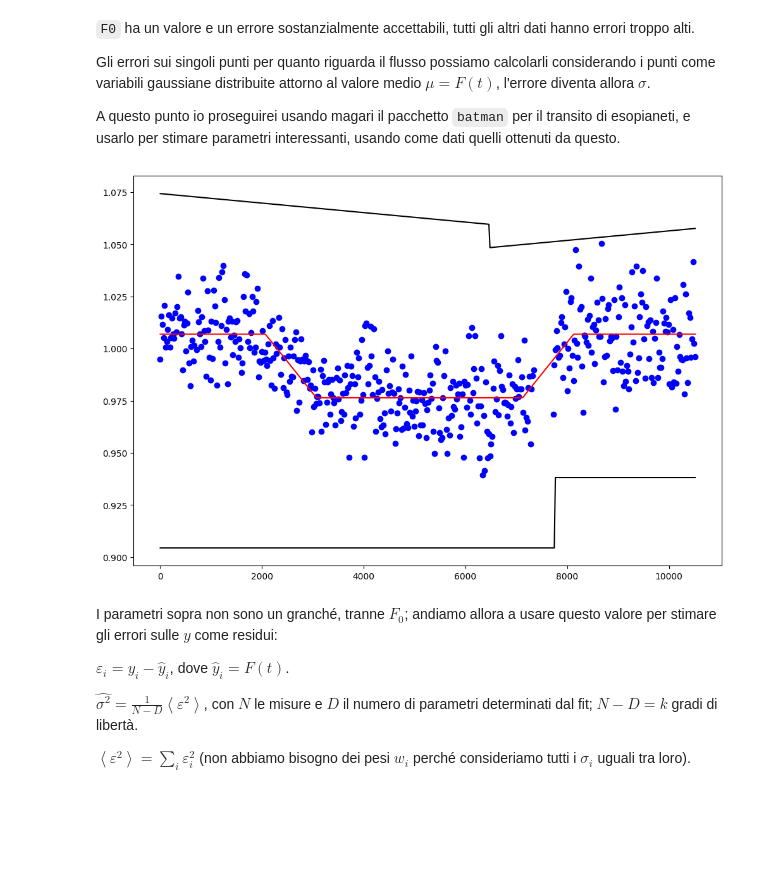
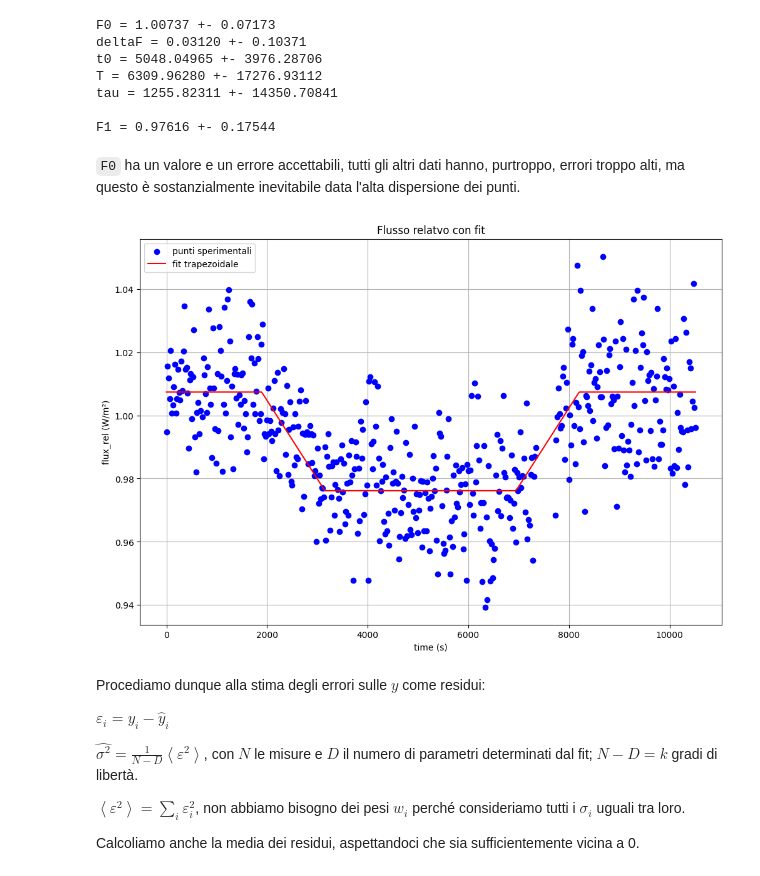
Before and after one commit to RickQuintaluce/asds_remote, a Jupyter notebook: Progetto_ASDS.ipynb, the cells around one changed output. Cells and saved outputs as stored; diff of their text form; code cells hidden in the pictures; blank space fills up the shorter version.

```diff
--- a/Progetto_ASDS.ipynb
+++ b/Progetto_ASDS.ipynb
@@ -52,3 +28,7 @@ df = pd.DataFrame(fluxes)
 df.columns = ('jd', 'flux_target', 'flux_comp', 'flux_rel')
 df['delta_jd'] = df.loc[:, 'jd'] - df.at[0, 'jd'] #tempo è espresso in JD (Julian Day)
 df['time'] = df.loc[:, 'delta_jd']*86400 #per transformare l'intervallo di tempo in secondi va moltiplicato per 86400
+df = df.drop('flux_target', axis=1)
+df = df.drop('flux_comp', axis=1)
+
+df
@@ -166,9 +204,6 @@ Nella scrittura del modello eviterei $\tau$ perché (per motivi di errorri sul f
 # %%
-#numpy.piecewise(x, condlist, funclist, *args, **kw)
-
-def piecewise(t, F0, F1, t0, T, tau):
+def piecewise(t, F0, deltaF, t0, T, tau):
     t1, t2, t3, t4 = t0 - 0.5*T, t0 - 0.5*T + tau, t0 + 0.5*T - tau, t0 + 0.5*T
-    deltaF = F0 - F1
     return np.piecewise(t,
         [
             (t <= t1) | (t >= t4),
@@ -196,7 +242,7 @@ plt.show()
 # %%
-#vediamo quindi i nostri first guesses
-#F0, F1, t0, T, tau
-guesses = [1.005, 0.975, 5000, 6000, 1000]
+#first guesses
+#F0, deltaF, t0, T, tau
+guesses = [1.005, 0.030, 5000, 6000, 1000]
 # %%
 time = df['time']
 flux = df['flux_fit']
@@ -204,15 +250,7 @@ sigmaflux = np.ones_like(flux)
 
 lsquaresflux = LeastSquares(time, flux, sigmaflux, piecewise)
 mF = Minuit(lsquaresflux,
-            F0=guesses[0], F1=guesses[1], t0=guesses[2], T=guesses[3], tau=guesses[4])
+            F0=guesses[0], deltaF=guesses[1], t0=guesses[2], T=guesses[3], tau=guesses[4])
 mF.migrad()
 mF.hesse()
-
-params1 = np.array([*mF.values])
-err1 = np.array([*mF.errors])
-
-for i in range(len(params1)):
-    print(f'{params1[i]:.5f} +- {err1[i]:.5f}')
-
-print(f'delta F: {params1[0] - params1[1]:.5f} +- {err1[0] + err1[1]:.5f}')
 # %% [output]
@@ -225,33 +275,46 @@ delta F: 0.03047 +- 0.14069
+# %%
+params1 = np.array([*mF.values])
+err1 = np.array([*mF.errors])
+F1 = params1[0] - params1[1]
+
+for i in range(len(params1)):
+    print(f'{mF.parameters[i]} = {params1[i]:.5f} +- {err1[i]:.5f}')
+
+print(f'\nF1 = {F1:.5f} +- {err1[0] + err1[1]:.5f}')
+# %% [output]
+F0 = 1.00737 +- 0.07173
+deltaF = 0.03120 +- 0.10371
+t0 = 5048.04965 +- 3976.28706
+T = 6309.96280 +- 17276.93112
+tau = 1255.82311 +- 14350.70841
+
+F1 = 0.97616 +- 0.17544
 # %% [markdown]
-`F0` ha un valore e un errore sostanzialmente accettabili, tutti gli altri dati hanno errori troppo alti.
-
-Gli errori sui singoli punti per quanto riguarda il flusso possiamo calcolarli considerando i punti come variabili gaussiane distribuite attorno al valore medio $\mu = F(t)$, l'errore diventa allora $\sigma$.
-
-A questo punto io proseguirei usando magari il pacchetto `batman` per il transito di esopianeti, e usarlo per stimare parametri interessanti, usando come dati quelli ottenuti da questo.
+`F0` ha un valore e un errore accettabili, tutti gli altri dati hanno, purtroppo, errori troppo alti, ma questo è sostanzialmente inevitabile data l'alta dispersione dei punti.
 # %%
-Ft1 = piecewise(np.array(time), *mF.values)
-
-params1_low = params1 - err1
-params1_high  = params1 + err1
-
-Ft1_low = piecewise(np.array(time), *params1_low)
-Ft1_high = piecewise(np.array(time), *params1_high)
+Ft1 = piecewise(np.array(time), *params1)
 
 fig, ax = plt.subplots(figsize=(12, 8))
-ax.scatter(time, flux, c='b')
-ax.plot(time, Ft1, c='r')
-ax.plot(time, Ft1_low, c='k')
-ax.plot(time, Ft1_high, c='k')
+ax.grid()
+ax.set_axisbelow(True)
+ax.scatter(time, flux, c='b', label='punti sperimentali')
+ax.plot(time, Ft1, c='r', label='fit trapezoidale')
+ax.set_title('Flusso relatvo con fit')
+ax.set_xlabel('time (s)')
+ax.set_ylabel('flux_rel (W/m²)')
+ax.legend(loc='upper left')
 plt.show()
 # %% [output]
-[figure, old version]
+[figure, new version]
 # %% [markdown]
-I parametri sopra non sono un granché, tranne $F_0$; andiamo allora a usare questo valore per stimare gli errori sulle $y$ come residui:
+Procediamo dunque alla stima degli errori sulle $y$ come residui:
 
-$\varepsilon_i = y_i - \hat{y}_i$, dove $\hat{y}_i = F(t)$.
+$\varepsilon_i = y_i - \hat{y}_i$
 
 $\displaystyle \widehat{\sigma^2} = \frac{1}{N - D} \left \langle \varepsilon^2 \right \rangle$, con $N$ le misure e $D$ il numero di parametri determinati dal fit; $N - D = k$ gradi di libertà.
 
-$\left \langle \varepsilon^2 \right \rangle = \sum_i \varepsilon_i^2$ (non abbiamo bisogno dei pesi $w_i$ perché consideriamo tutti i $\sigma_i$ uguali tra loro).
+$\left \langle \varepsilon^2 \right \rangle = \sum_i \varepsilon_i^2$, non abbiamo bisogno dei pesi $w_i$ perché consideriamo tutti i $\sigma_i$ uguali tra loro.
+
+Calcoliamo anche la media dei residui, aspettandoci che sia sufficientemente vicina a 0.
 # %%
 res = flux - Ft1
```
Also changed, not shown: parts of 67 cells of this notebook, 7 other files.
